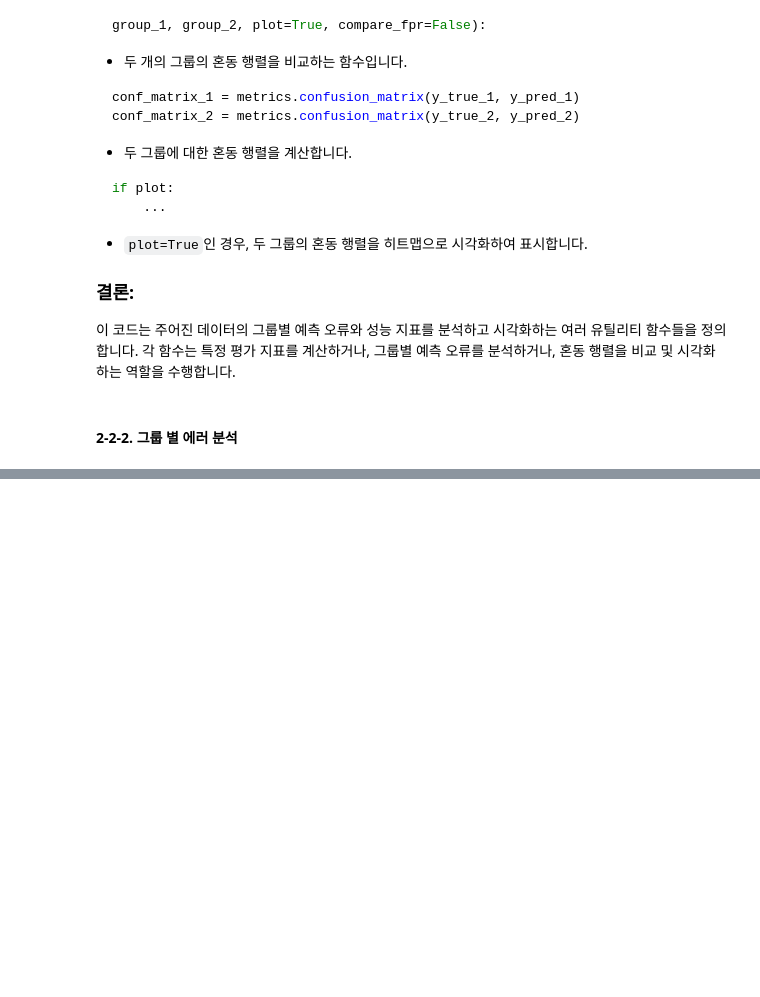
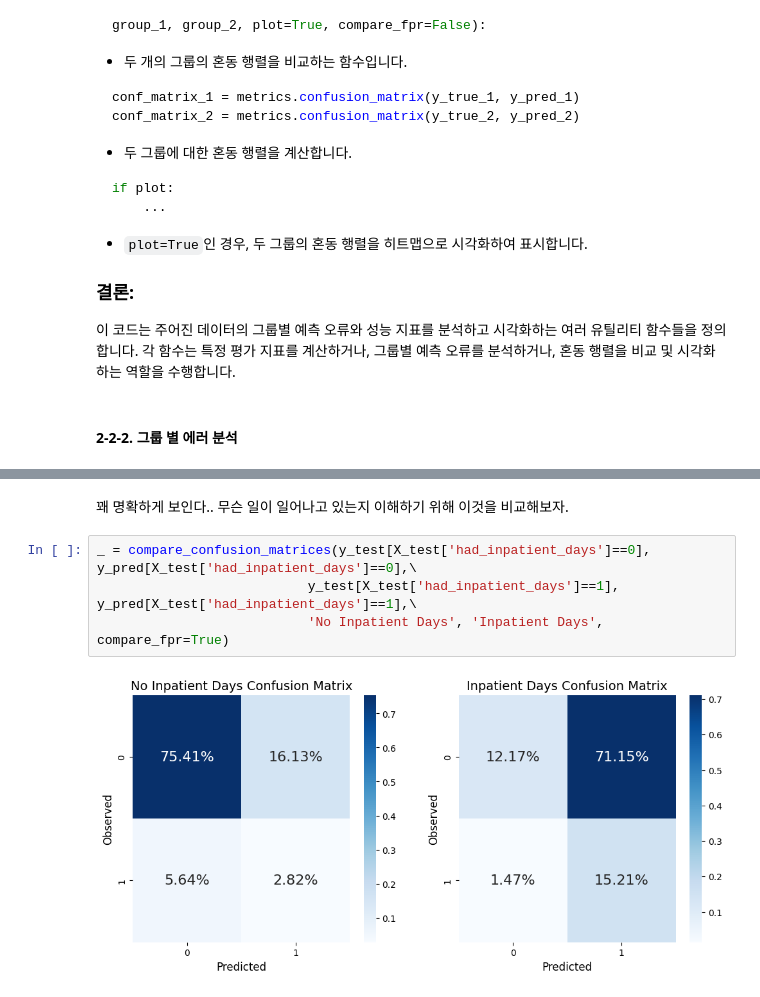
Before and after one commit to jx-dohwan/ML_Project_Collection, a Jupyter notebook: 당뇨환자재입원예측.ipynb, the cells around one changed output, grey strips where cells are left out. Cells and saved outputs as stored; diff of their text form; blank space fills up the shorter version.

```diff
--- a/당뇨환자재입원예측.ipynb
+++ b/당뇨환자재입원예측.ipynb
@@ -1086,0 +1145,9 @@ if plot:
+# %% [markdown]
+꽤 명확하게 보인다..
+무슨 일이 일어나고 있는지 이해하기 위해 이것을 비교해보자.
+# %%
+_ = compare_confusion_matrices(y_test[X_test['had_inpatient_days']==0], y_pred[X_test['had_inpatient_days']==0],\
+                           y_test[X_test['had_inpatient_days']==1], y_pred[X_test['had_inpatient_days']==1],\
+                           'No Inpatient Days', 'Inpatient Days', compare_fpr=True)
+# %% [output]
+[figure, added]
```
Also changed, not shown: parts of 54 cells of this notebook.
